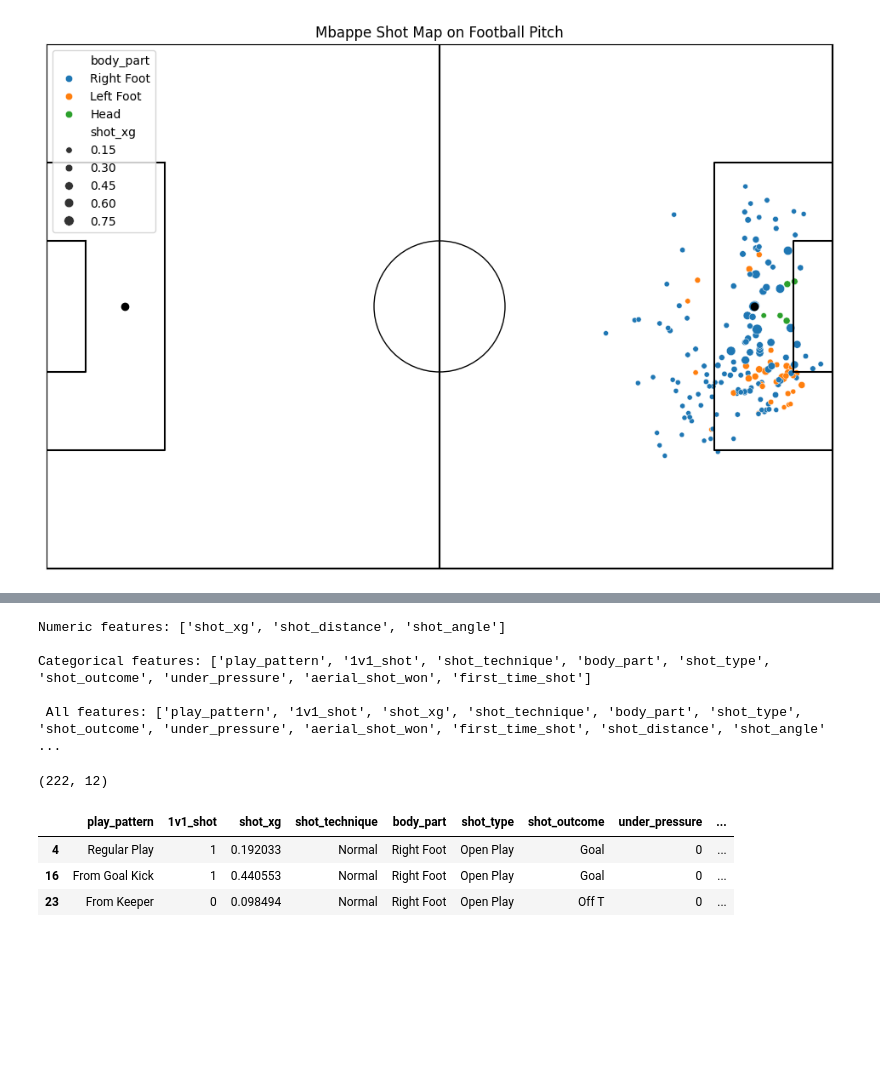
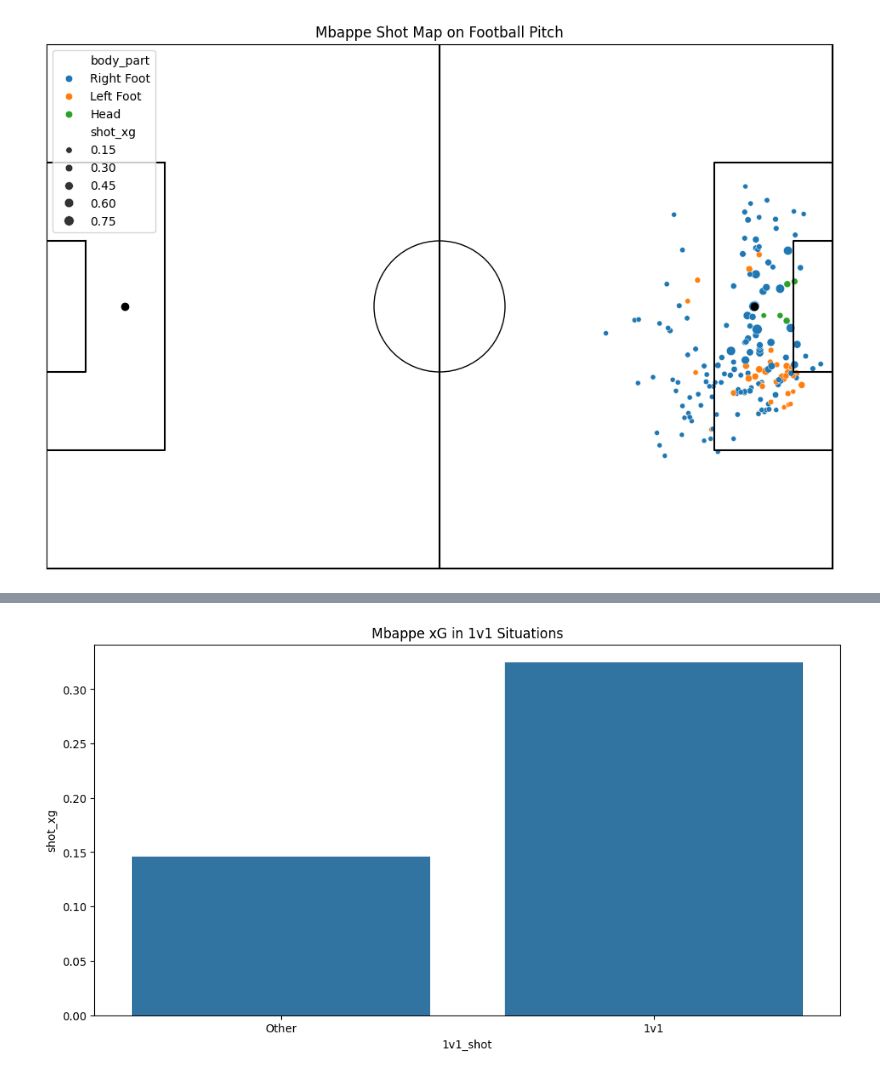
Before and after one commit to Clarkey33/Soccer-xG-Analytics-Model, a Jupyter notebook: notebooks/player_finishing_profile_data_prep.ipynb, the cells around one changed output, grey strips where cells are left out. Cells and saved outputs as stored; diff of their text form; code cells hidden in the pictures; blank space fills up the shorter version.

```diff
--- a/notebooks/player_finishing_profile_data_prep.ipynb
+++ b/notebooks/player_finishing_profile_data_prep.ipynb
@@ -1216,34 +1126,0 @@ df_mbappe.drop([
-# %%
-numeric_features= df_mbappe.select_dtypes(include=['int64', 'float64']).columns.tolist()
-
-# Print numeric features to verify
-print("Numeric features:", numeric_features)
-
-#target feature
-target = df_mbappe['goal']
-
-# Get categorical features (non-numeric features)
-categorical_features = df_mbappe.select_dtypes(include=['category']).columns.tolist()
-categorical_features = [f for f in categorical_features if f != 'goal']
-print("\nCategorical features:", categorical_features)
-
-features= [f for f in df_mbappe.columns if f != 'goal']
-print(f"\n All features:", features)
-# %% [output]
-Numeric features: ['shot_xg', 'shot_distance', 'shot_angle']
-
-Categorical features: ['play_pattern', '1v1_shot', 'shot_technique', 'body_part', 'shot_type', 'shot_outcome', 'under_pressure', 'aerial_shot_won', 'first_time_shot']
-
- All features: ['play_pattern', '1v1_shot', 'shot_xg', 'shot_technique', 'body_part', 'shot_type', 'shot_outcome', 'under_pressure', 'aerial_shot_won', 'first_time_shot', 'shot_distance', 'shot_angle' ...
-# %%
-X= df_mbappe[features]
-X.shape
-# %% [output]
-(222, 12)
-# %%
-X.head(3)
-# %% [output]
-|  | play_pattern | 1v1_shot | shot_xg | shot_technique | body_part | shot_type | shot_outcome | under_pressure | ... |
-| 4 | Regular Play | 1 | 0.192033 | Normal | Right Foot | Open Play | Goal | 0 | ... |
-| 16 | From Goal Kick | 1 | 0.440553 | Normal | Right Foot | Open Play | Goal | 0 | ... |
-| 23 | From Keeper | 0 | 0.098494 | Normal | Right Foot | Open Play | Off T | 0 | ... |
@@ -1253,0 +1127,10 @@ messi.to_csv('../data/processed/messi_shot_events.csv',index=False)
+# %%
+# How likely player is to score in 1v1 situations?
+plt.figure(figsize=(12,6))
+ax=plt.gca()
+sns.barplot(data=mbappe.groupby('1v1_shot')['shot_xg'].mean())
+plt.title("Mbappe xG in 1v1 Situations")
+ax.set_xticklabels(labels=['Other', '1v1'])
+plt.show()
+# %% [output]
+[figure, added]
```
Also changed, not shown: parts of 36 cells of this notebook, 1 other file.
